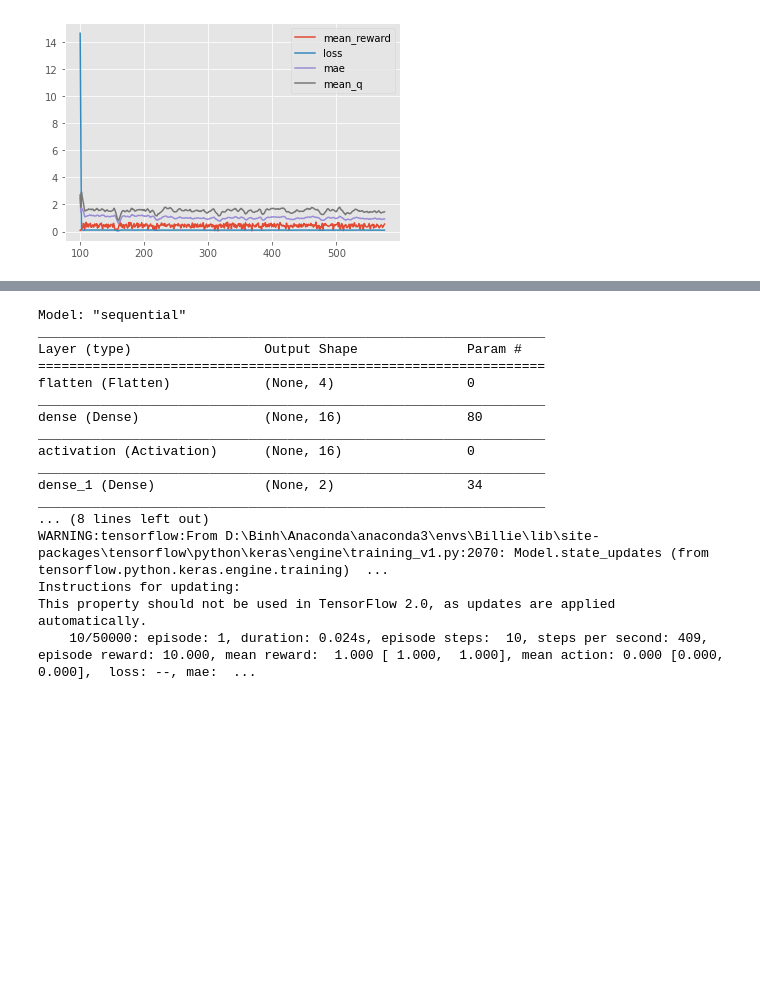
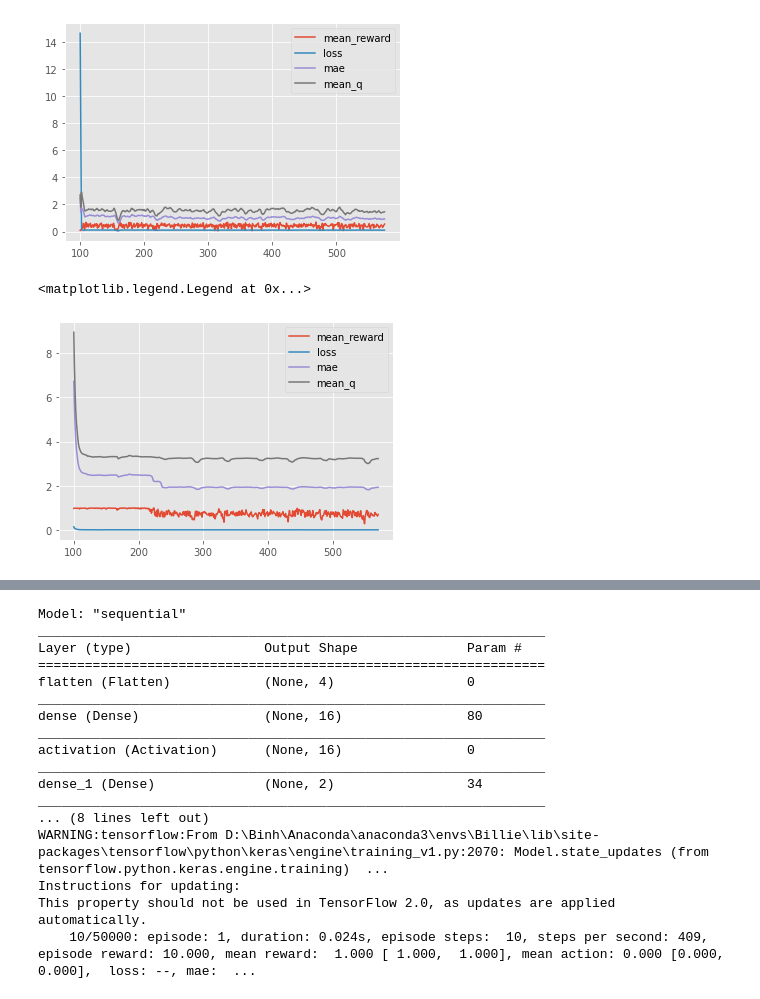
Before and after one commit to Tahuubinh/Offloading_to_Vehicles, a Jupyter notebook: Mec_ver4-main/code/Plot_test.ipynb, the cells around one changed output, grey strips where cells are left out. Drawn from its saved outputs; the diff is of its cells as text; code cells hidden in the pictures; blank space fills up the shorter version.

```diff
--- a/Mec_ver4-main/code/Plot_test.ipynb
+++ b/Mec_ver4-main/code/Plot_test.ipynb
@@ -245,3 +261,26 @@ plt.legend()
 # %% [output]
 <matplotlib.legend.Legend at 0x...>
 [figure]
+# %%
+import numpy as np
+import matplotlib.pyplot as plt
+plt.style.use('ggplot')
+import pandas as pd
+
+begin = 5
+
+data1 = pd.read_csv("FDQO_5phut_10.csv").values[begin:, 1]
+data2 = pd.read_csv("FDQO_5phut_10.csv").values[begin:, 2]
+data3 = pd.read_csv("FDQO_5phut_10.csv").values[begin:, 3]
+data4 = pd.read_csv("FDQO_5phut_10.csv").values[begin:, 4]
+number = [i + 100 for i in range(data1.shape[0])]
+plt.tight_layout()
+plt.plot(number, data1, label = 'mean_reward')
+plt.plot(number, data2, label = 'loss')
+plt.plot(number, data3, label = 'mae')
+plt.plot(number, data4, label = 'mean_q')
+#plt.plot(number, data2)
+plt.legend()
+# %% [output]
+<matplotlib.legend.Legend at 0x...>
+[figure, added]
```
Also changed, not shown: parts of 4 cells of this notebook, 12 other files.
